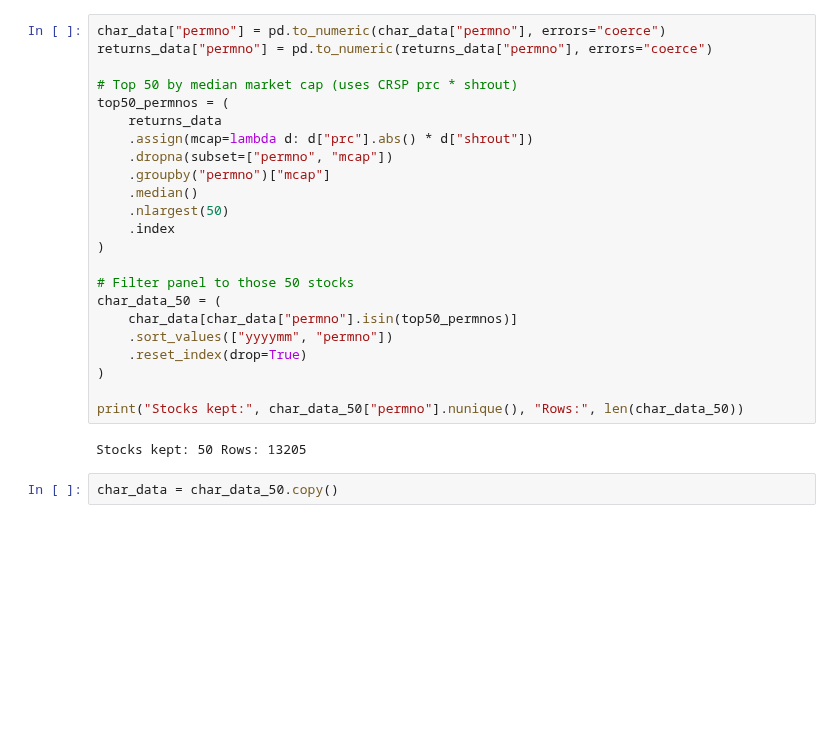
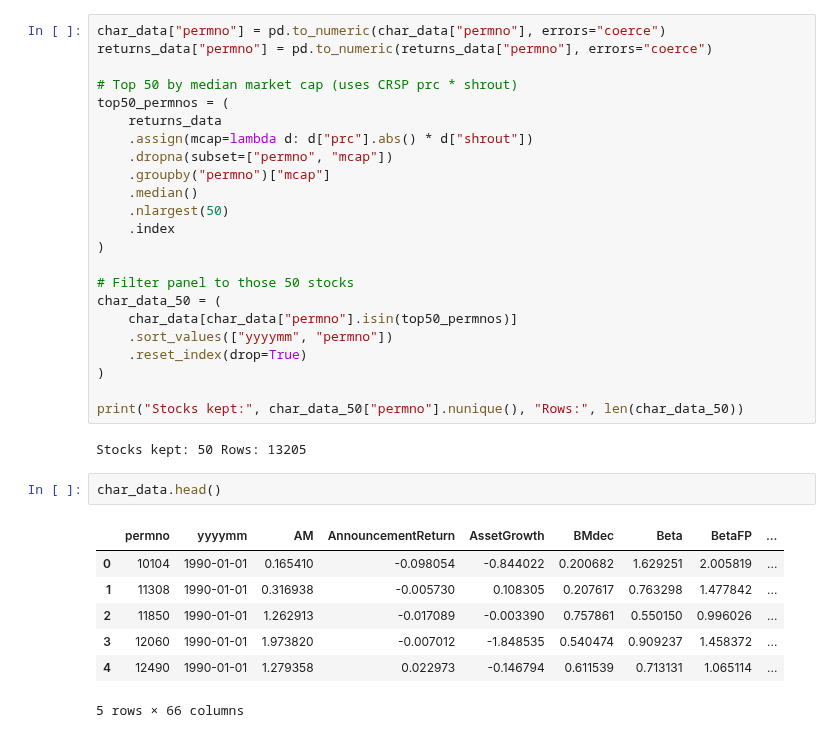
Before and after one commit to arshdeep11112000/TheVirtueOfComplexity_PaperReplication_Experimentation-master, a Jupyter notebook: notebooks/expermint_ppp.ipynb, the cells around one changed output. Drawn from its saved outputs; the diff is of its cells as text; blank space fills up the shorter version.

```diff
--- a/notebooks/expermint_ppp.ipynb
+++ b/notebooks/expermint_ppp.ipynb
@@ -259,7 +258,15 @@ print("Stocks kept:", char_data_50["permno"].nunique(), "Rows:", len(char_data_5
 # %% [output]
 Stocks kept: 50 Rows: 13205
 # %%
-char_data = char_data_50.copy()
+char_data.head()
+# %% [output]
+|  | permno | yyyymm | AM | AnnouncementReturn | AssetGrowth | BMdec | Beta | BetaFP | ... |
+| 0 | 10104 | 1990-01-01 | 0.165410 | -0.098054 | -0.844022 | 0.200682 | 1.629251 | 2.005819 | ... |
+| 1 | 11308 | 1990-01-01 | 0.316938 | -0.005730 | 0.108305 | 0.207617 | 0.763298 | 1.477842 | ... |
+| 2 | 11850 | 1990-01-01 | 1.262913 | -0.017089 | -0.003390 | 0.757861 | 0.550150 | 0.996026 | ... |
+| 3 | 12060 | 1990-01-01 | 1.973820 | -0.007012 | -1.848535 | 0.540474 | 0.909237 | 1.458372 | ... |
+| 4 | 12490 | 1990-01-01 | 1.279358 | 0.022973 | -0.146794 | 0.611539 | 0.713131 | 1.065114 | ... |
+5 rows × 66 columns
 # %%
 import importlib
 import src.ipca_workflow as ipw
```
Also changed, not shown: parts of 14 cells of this notebook, 3 other files.
